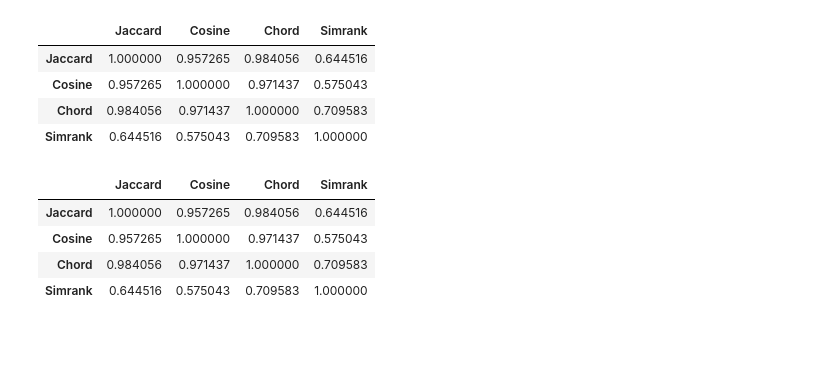
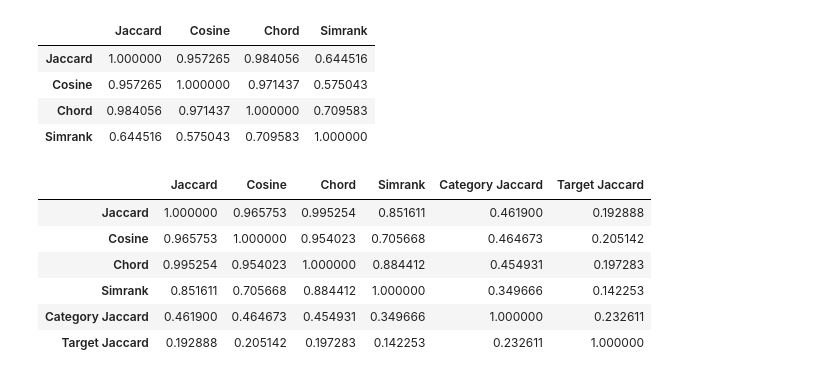
Before and after one commit to greg19/msc, a Jupyter notebook: distance.ipynb, the cells around one changed output. Cells and saved outputs as stored; diff of their text form; code cells hidden in the pictures; blank space fills up the shorter version.

```diff
--- a/distance.ipynb
+++ b/distance.ipynb
@@ -184,17 +187,27 @@ corr
 | Cosine | 0.957265 | 1.000000 | 0.971437 | 0.575043 |
 | Chord | 0.984056 | 0.971437 | 1.000000 | 0.709583 |
 | Simrank | 0.644516 | 0.575043 | 0.709583 | 1.000000 |
+# %%
+def jaccard_matrix(X):
+    return np.array([
+        [1 - len(x1.intersection(x2)) / len(x1.union(x2)) for x2 in X]
+        for x1 in X
+    ])
 # %%
 corr = pd.DataFrame({
     "Jaccard": d_p_jaccard.reshape(-1),
     "Cosine": d_p_cosine.reshape(-1),
     "Chord": d_p_chord.reshape(-1),
     "Simrank": d_p_simrank.reshape(-1),
+    "Category Jaccard": jaccard_matrix(projects['category']).reshape(-1),
+    "Target Jaccard": jaccard_matrix(projects['target']).reshape(-1),
 }).corr()
 corr
 # %% [output]
-|  | Jaccard | Cosine | Chord | Simrank |
-| Jaccard | 1.000000 | 0.957265 | 0.984056 | 0.644516 |
-| Cosine | 0.957265 | 1.000000 | 0.971437 | 0.575043 |
-| Chord | 0.984056 | 0.971437 | 1.000000 | 0.709583 |
-| Simrank | 0.644516 | 0.575043 | 0.709583 | 1.000000 |
+|  | Jaccard | Cosine | Chord | Simrank | Category Jaccard | Target Jaccard |
+| Jaccard | 1.000000 | 0.965753 | 0.995254 | 0.851611 | 0.461900 | 0.192888 |
+| Cosine | 0.965753 | 1.000000 | 0.954023 | 0.705668 | 0.464673 | 0.205142 |
+| Chord | 0.995254 | 0.954023 | 1.000000 | 0.884412 | 0.454931 | 0.197283 |
+| Simrank | 0.851611 | 0.705668 | 0.884412 | 1.000000 | 0.349666 | 0.142253 |
+| Category Jaccard | 0.461900 | 0.464673 | 0.454931 | 0.349666 | 1.000000 | 0.232611 |
+| Target Jaccard | 0.192888 | 0.205142 | 0.197283 | 0.142253 | 0.232611 | 1.000000 |
```
Also changed, not shown: parts of 4 cells of this notebook, 2 other files.
